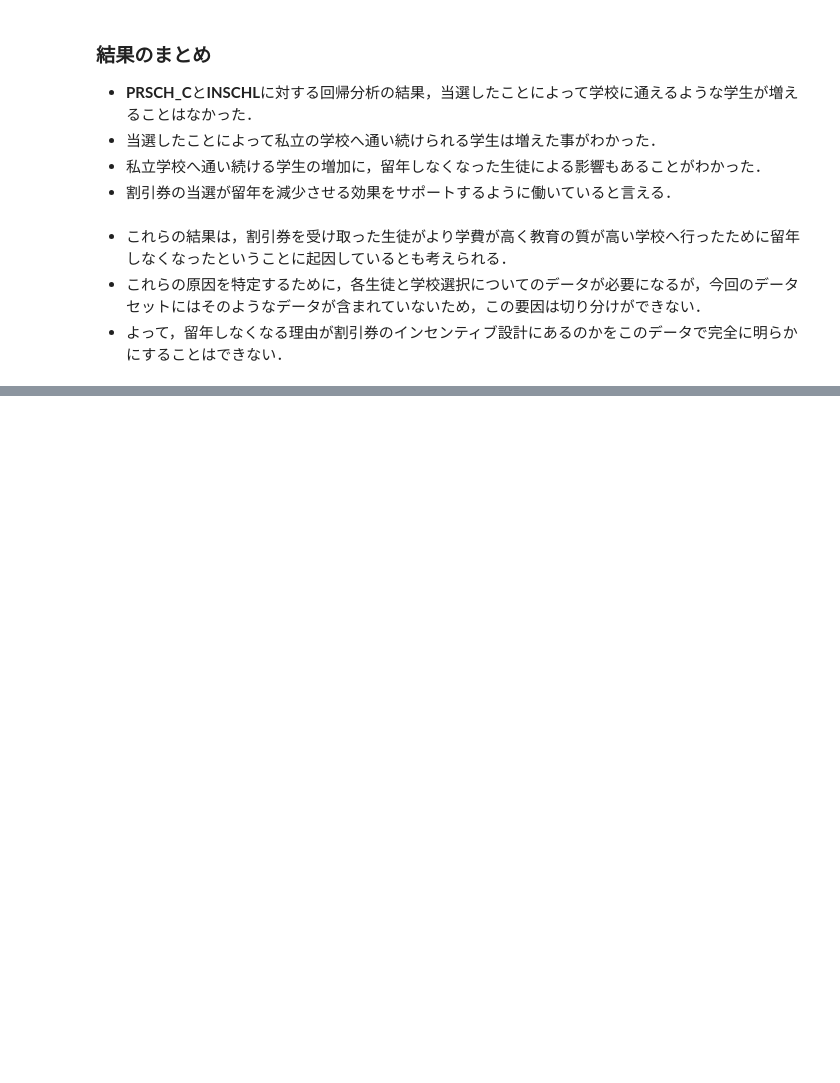
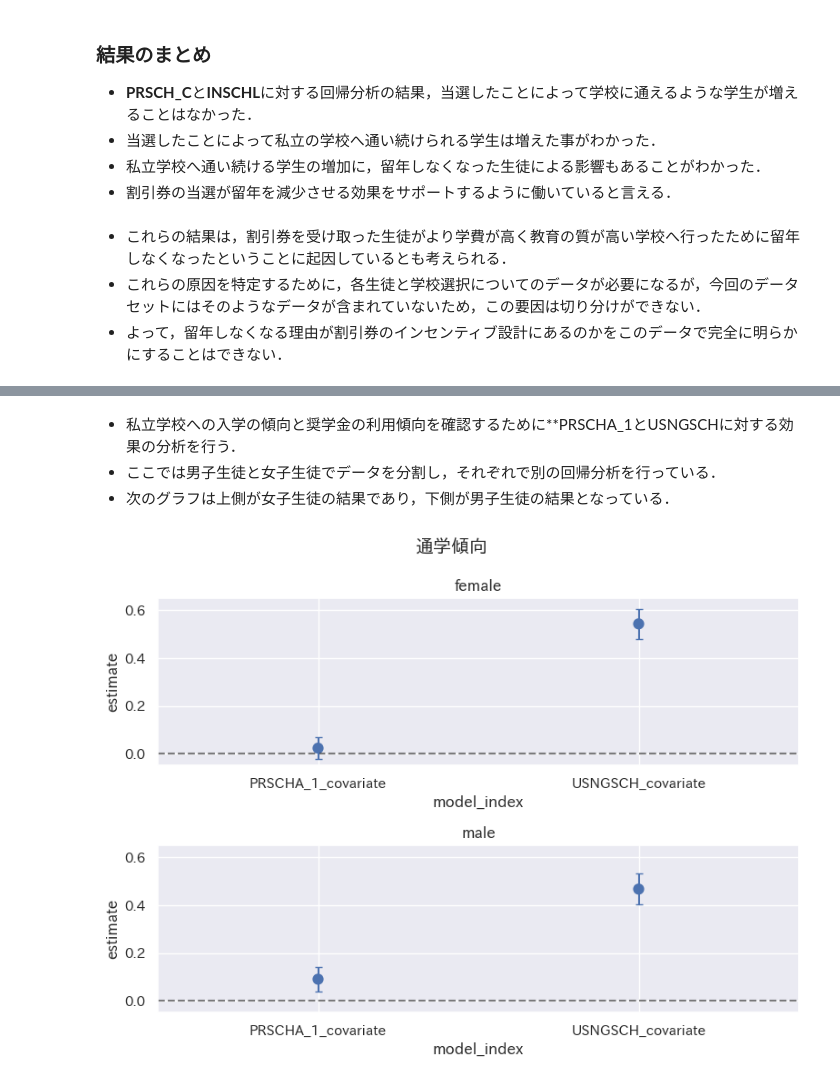
Before and after one commit to yuiki-iwayama/causal-inference, a Jupyter notebook: 効果検証入門/介入効果を測るための回帰分析/回帰分析を利用した探索的な効果検証.ipynb, the cells around one changed output, grey strips where cells are left out. Cells and saved outputs as stored; diff of their text form; code cells hidden in the pictures; blank space fills up the shorter version.

```diff
--- a/効果検証入門/介入効果を測るための回帰分析/回帰分析を利用した探索的な効果検証.ipynb
+++ b/効果検証入門/介入効果を測るための回帰分析/回帰分析を利用した探索的な効果検証.ipynb
@@ -364,0 +475,80 @@ plt.show()
+# %% [markdown]
+- 私立学校への入学の傾向と奨学金の利用傾向を確認するために**PRSCHA_1とUSNGSCHに対する効果の分析を行う．
+- ここでは男子生徒と女子生徒でデータを分割し，それぞれで別の回帰分析を行っている．
+- 次のグラフは上側が女子生徒の結果であり，下側が男子生徒の結果となっている．
+# %%
+FILTER_TERM = "VOUCH0"
+
+df_result_use_female = (
+    df_result_female
+    .filter(regex="(PRSCHA_1|USNGSCH)_covariate", axis="index")
+    .reset_index(names="model_index")
+    .assign(
+        term=FILTER_TERM,
+        estimate=lambda df_: df_["estimate"].map(lambda x: x[FILTER_TERM]),
+        lower_ci_95=lambda df_: df_["ci_95"].map(lambda x: x.loc[FILTER_TERM][0]),
+        upper_ci_95=lambda df_: df_["ci_95"].map(lambda x: x.loc[FILTER_TERM][1]),
+        pvalue=lambda df_: df_["pvalue"].map(lambda x: x[FILTER_TERM])
+    )
+    [["model_index", "term", "estimate", "lower_ci_95", "upper_ci_95", "pvalue"]]
+    .sort_values(by="model_index")
+)
+
+
+df_result_use_male = (
+    df_result_male
+    .filter(regex="(PRSCHA_1|USNGSCH)_covariate", axis="index")
+    .reset_index(names="model_index")
+    .assign(
+        term=FILTER_TERM,
+        estimate=lambda df_: df_["estimate"].map(lambda x: x[FILTER_TERM]),
+        lower_ci_95=lambda df_: df_["ci_95"].map(lambda x: x.loc[FILTER_TERM][0]),
+        upper_ci_95=lambda df_: df_["ci_95"].map(lambda x: x.loc[FILTER_TERM][1]),
+        pvalue=lambda df_: df_["pvalue"].map(lambda x: x[FILTER_TERM])
+    )
+    [["model_index", "term", "estimate", "lower_ci_95", "upper_ci_95", "pvalue"]]
+    .sort_values(by="model_index")
+)
+
+
+fig, ax = plt.subplots(2, 1, figsize=(8, 6))
+fig.suptitle("通学傾向")
+ax_list = ax.flatten()
+
+# データを男女ごとでplot
+for ax, (name, df) in zip(ax_list, {"female": df_result_use_female, "male": df_result_use_male}.items()):
+    sns.pointplot(
+        data=df,
+        x="model_index",
+        y="estimate",
+        join=False,
+        ax=ax
+    )
+    ax.set_title(name)
+    ax.hlines(
+        y=0.0,
+        xmin=-0.5,
+        xmax=len(df)-0.5,
+        linestyles="dashed",
+        color="black",
+        alpha=0.5
+    )
+    yerr = [
+        df["estimate"].to_numpy() - df["lower_ci_95"].to_numpy(),
+        df["upper_ci_95"].to_numpy() - df["estimate"].to_numpy()
+    ]
+    ax.errorbar(
+        df["model_index"],
+        df["estimate"],
+        yerr=yerr,
+        capsize=3,
+        linestyle=""
+    )
+    ax.set_xlim(-0.5, 1.5)
+    ax.set_ylim(-0.05, 0.65)
+    ax.grid(True)
+
+plt.tight_layout()
+plt.show()
+# %% [output]
+[figure, added]
```
Also changed, not shown: parts of 20 cells of this notebook.
